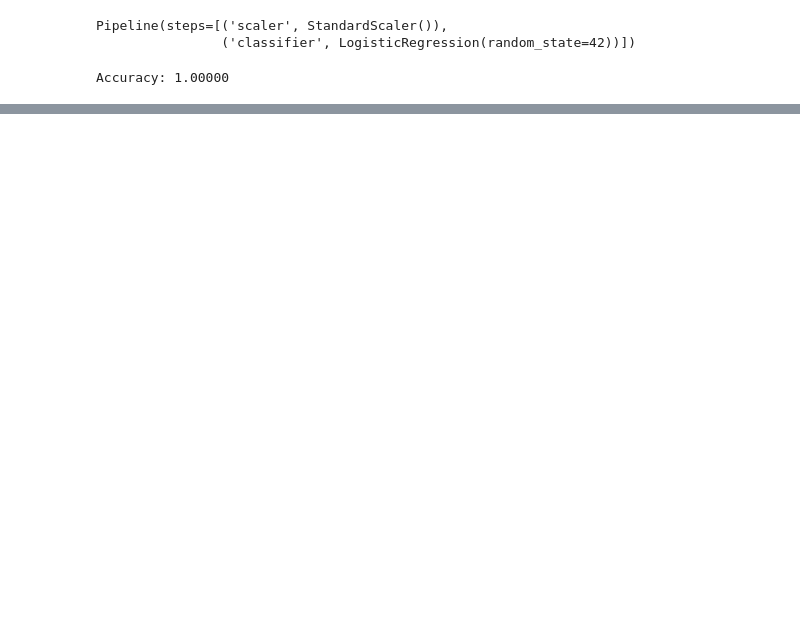
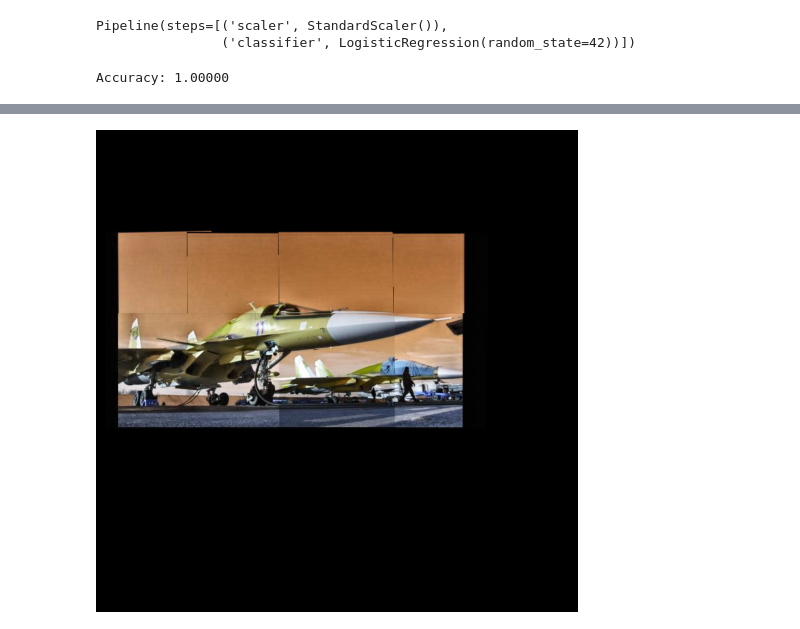
Before and after one commit to UmbrellaLeaf5/computer_vision, a Jupyter notebook: 05_local_feat/homework/homework_05.ipynb, the cells around one changed output, grey strips where cells are left out. Drawn from its saved outputs; the diff is of its cells as text; code cells hidden in the pictures; blank space fills up the shorter version.

```diff
--- a/05_local_feat/homework/homework_05.ipynb
+++ b/05_local_feat/homework/homework_05.ipynb
@@ -110,0 +116,6 @@ Accuracy: 1.00000
+# %%
+images_paths = glob(f"{os.getcwd()}/puzzle/su_fighter_shuffle/*")
+
+Puzzle(images_paths)
+# %% [output]
+[figure, added]
```
Also changed, not shown: parts of 3 cells of this notebook, 2 other files.
